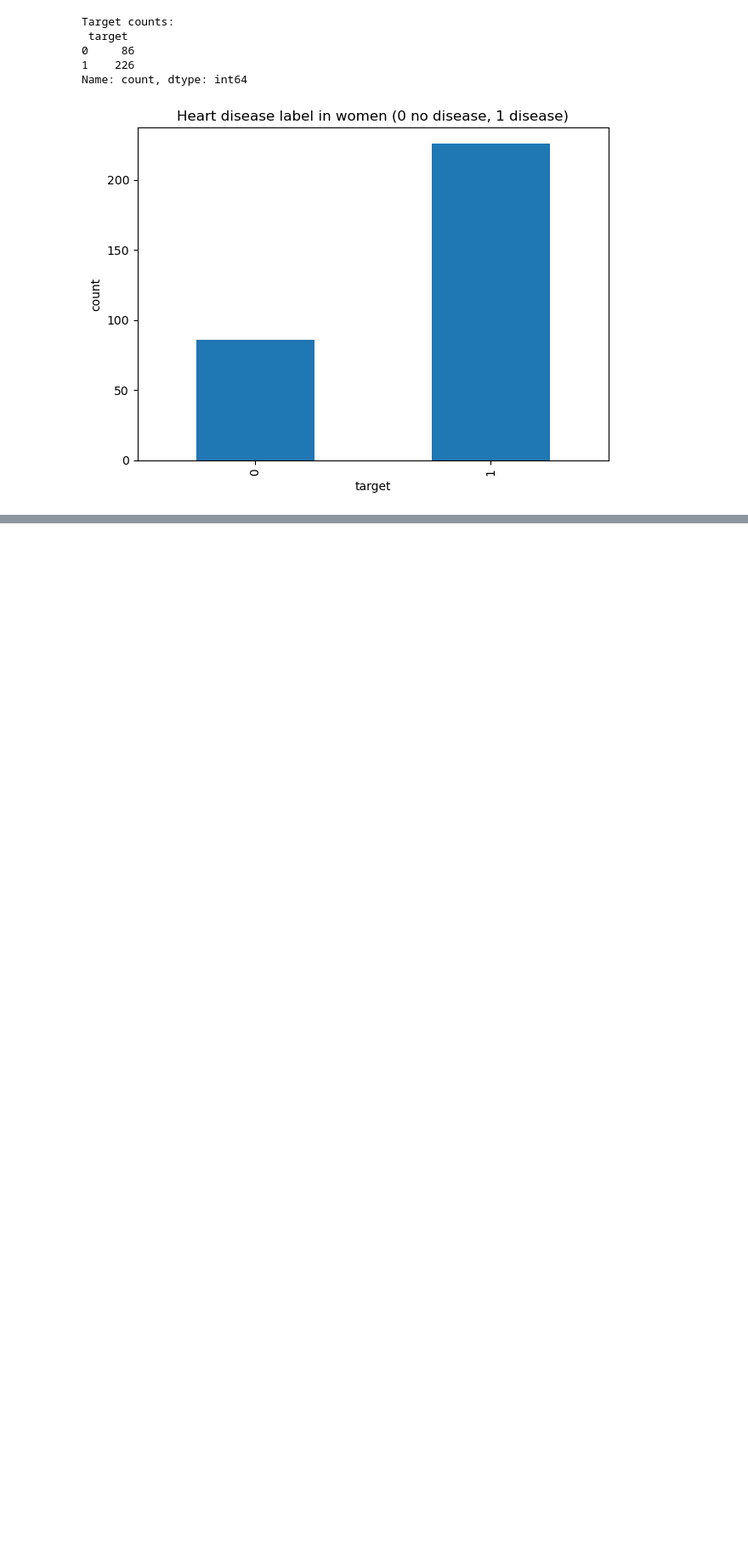
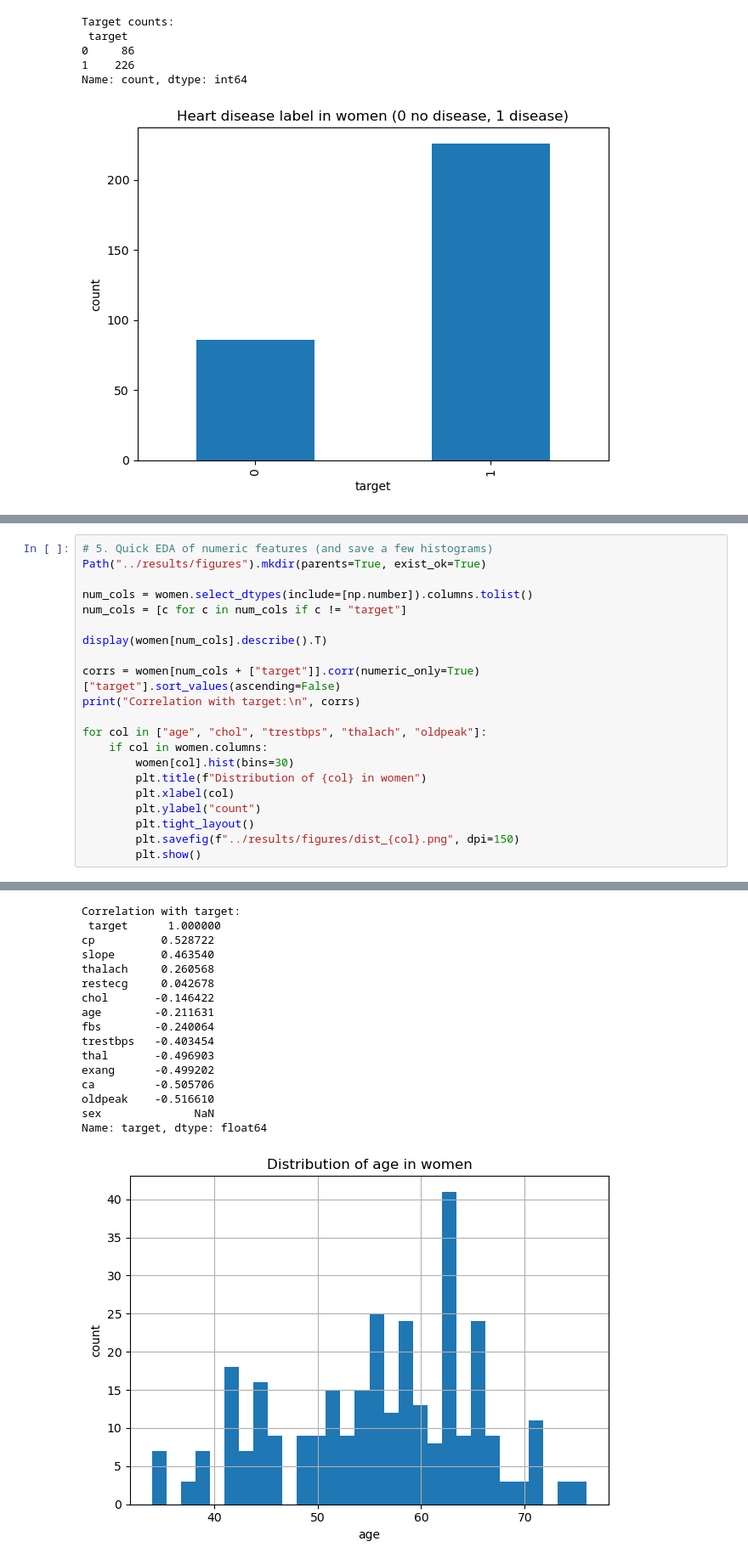
Before and after one commit to mbourdo/hearthealth, a Jupyter notebook: notebooks/heartanalysis.ipynb, the cells around one changed output, grey strips where cells are left out. Shown at 85% size. Saved outputs shown, nothing was run; the diff lists cells and outputs as text; blank space fills up the shorter version.

```diff
--- a/notebooks/heartanalysis.ipynb
+++ b/notebooks/heartanalysis.ipynb
@@ -97,0 +146,22 @@ Name: count, dtype: int64
+# %%
+# 5. Quick EDA of numeric features (and save a few histograms)
+Path("../results/figures").mkdir(parents=True, exist_ok=True)
+
+num_cols = women.select_dtypes(include=[np.number]).columns.tolist()
+num_cols = [c for c in num_cols if c != "target"]
+
+display(women[num_cols].describe().T)
+
+corrs = women[num_cols + ["target"]].corr(numeric_only=True)["target"].sort_values(ascending=False)
+print("Correlation with target:\n", corrs)
+
+for col in ["age", "chol", "trestbps", "thalach", "oldpeak"]:
+    if col in women.columns:
+        women[col].hist(bins=30)
+        plt.title(f"Distribution of {col} in women")
+        plt.xlabel(col)
+        plt.ylabel("count")
+        plt.tight_layout()
+        plt.savefig(f"../results/figures/dist_{col}.png", dpi=150)
+        plt.show()
+# %% [output]
@@ -97,0 +182,17 @@ Name: count, dtype: int64
+Correlation with target:
+ target      1.000000
+cp          0.528722
+slope       0.463540
+thalach     0.260568
+restecg     0.042678
+chol       -0.146422
+age        -0.211631
+fbs        -0.240064
+trestbps   -0.403454
+thal       -0.496903
+exang      -0.499202
+ca         -0.505706
+oldpeak    -0.516610
+sex              NaN
+Name: target, dtype: float64
+[figure, added]
```
Also changed, not shown: parts of 22 cells of this notebook.
